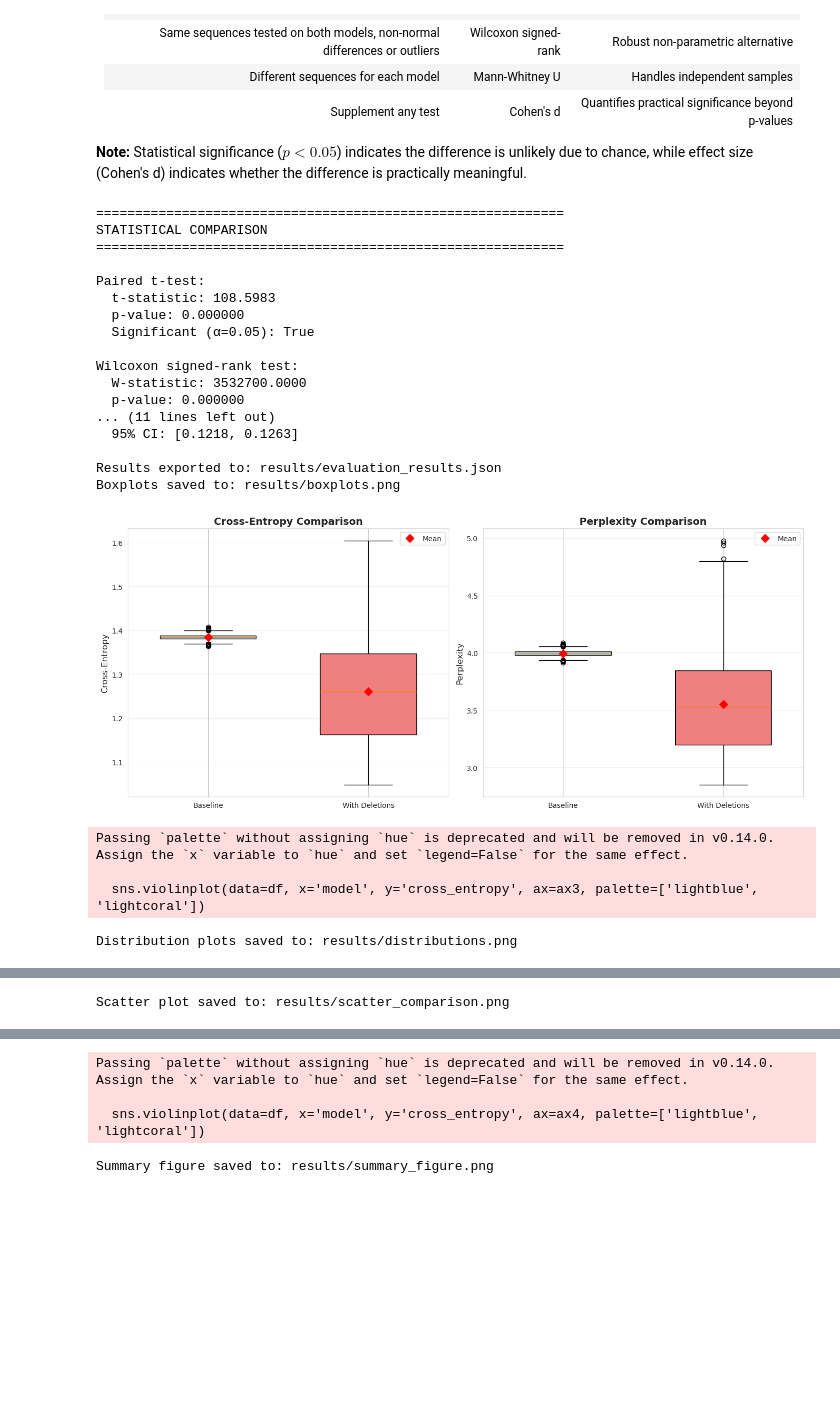
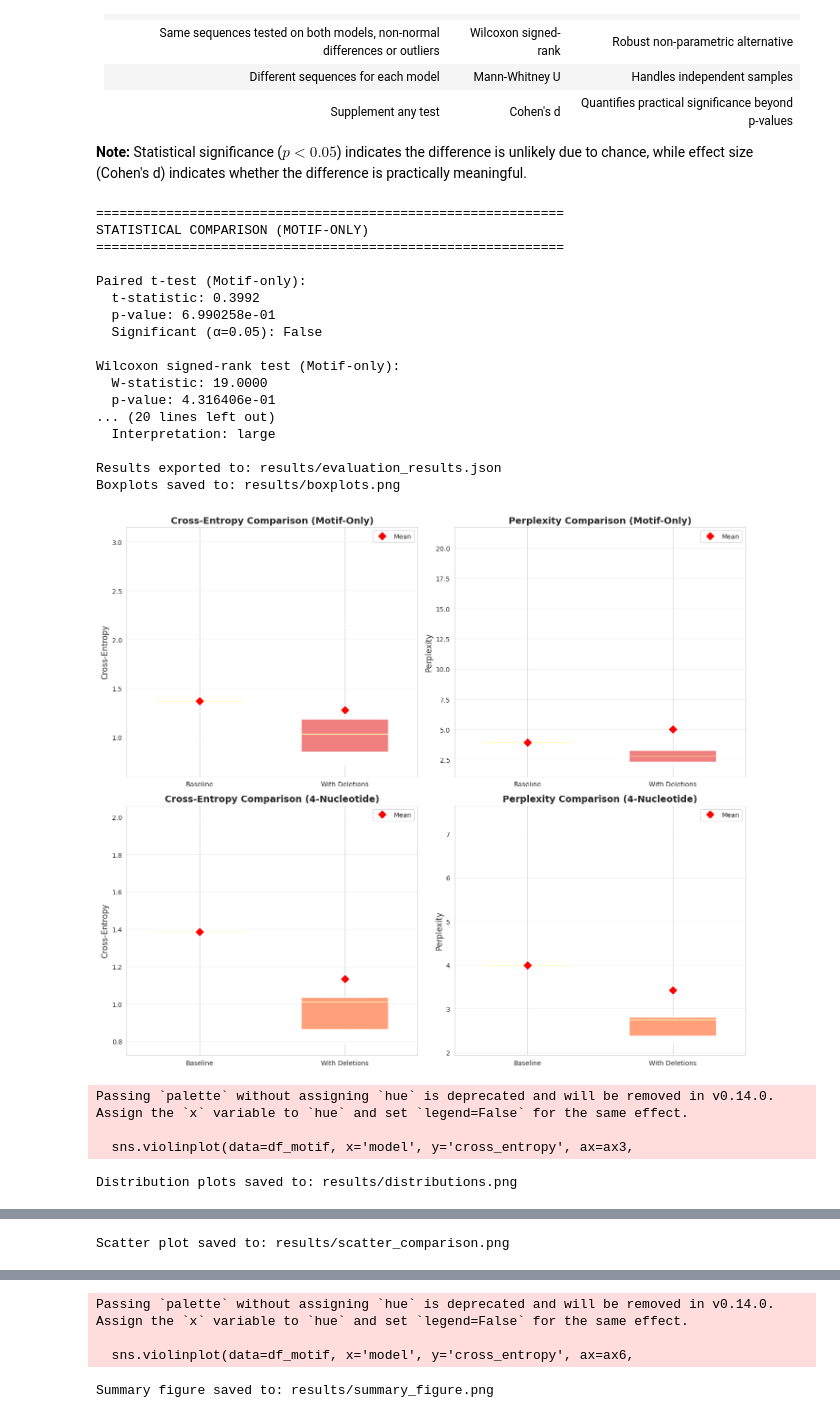
Before and after one commit to giokepa/Sysgen-GLM-for-Indels, a Jupyter notebook: evaluate_model.ipynb, the cells around one changed output, grey strips where cells are left out. Saved outputs shown, nothing was run; the diff lists cells and outputs as text; code cells hidden in the pictures; blank space fills up the shorter version.

Commit message:
Added better evaluation methods including statistically significance numbers

```diff
--- a/evaluate_model.ipynb
+++ b/evaluate_model.ipynb
@@ -283,45 +297,59 @@ $$
 # %%
 from fundemental_classes.visualization.eval_plotter import EvaluationVisualizer
 
 comparison_results = evaluator.compare_models()
 
 evaluator.export_results("results/evaluation_results.json")
 
 viz = EvaluationVisualizer(evaluator)
 
 viz.plot_boxplots(save_path="results/boxplots.png")
 viz.plot_distributions(save_path="results/distributions.png")
 viz.plot_scatter_comparison(save_path="results/scatter_comparison.png")
 
 viz.plot_summary_figure(comparison_results, save_path="results/summary_figure.png")
 
 df = evaluator.get_results_dataframe()
 print("\nResults DataFrame:")
-print(df.head())
+print(df.head(20))
 print(f"\nShape: {df.shape}")
+print(f"\nUnique comparison types: {df['comparison_type'].unique()}")
+print(f"Unique models: {df['model'].unique()}")
 
 df.to_csv("results/evaluation_results.csv", index=False)
-print("Results saved to CSV")
+print("\nResults saved to CSV")
+
+print("\n" + "="*60)
+print("SUMMARY STATISTICS")
+print("="*60)
+
+for comp_type in ['motif_only', '4nt']:
+    print(f"\n--- {comp_type.upper().replace('_', ' ')} ---")
+    for model in ['baseline', 'deletion']:
+        subset = df[(df['comparison_type'] == comp_type) & (df['model'] == model)]
+        mean_ce = subset['cross_entropy'].mean()
+        std_ce = subset['cross_entropy'].std()
+        print(f"{model.capitalize():12} CE: {mean_ce:.4f} ± {std_ce:.4f}")
 # %% [output]
 ============================================================
-STATISTICAL COMPARISON
+STATISTICAL COMPARISON (MOTIF-ONLY)
 ============================================================
 
-Paired t-test:
-  t-statistic: 108.5983
-  p-value: 0.000000
-  Significant (α=0.05): True
+Paired t-test (Motif-only):
+  t-statistic: 0.3992
+  p-value: 6.990258e-01
+  Significant (α=0.05): False
 
-Wilcoxon signed-rank test:
-  W-statistic: 3532700.0000
-  p-value: 0.000000
-... (11 lines left out)
-  95% CI: [0.1218, 0.1263]
+Wilcoxon signed-rank test (Motif-only):
+  W-statistic: 19.0000
+  p-value: 4.316406e-01
+... (20 lines left out)
+  Interpretation: large
 
 Results exported to: results/evaluation_results.json
 Boxplots saved to: results/boxplots.png
-[figure, old version]
+[figure, new version]
 Passing `palette` without assigning `hue` is deprecated and will be removed in v0.14.0. Assign the `x` variable to `hue` and set `legend=False` for the same effect.
 
-  sns.violinplot(data=df, x='model', y='cross_entropy', ax=ax3, palette=['lightblue', 'lightcoral'])
+  sns.violinplot(data=df_motif, x='model', y='cross_entropy', ax=ax3,
 Distribution plots saved to: results/distributions.png
@@ -331,4 +359,4 @@ Scatter plot saved to: results/scatter_comparison.png
 Passing `palette` without assigning `hue` is deprecated and will be removed in v0.14.0. Assign the `x` variable to `hue` and set `legend=False` for the same effect.
 
-  sns.violinplot(data=df, x='model', y='cross_entropy', ax=ax4, palette=['lightblue', 'lightcoral'])
+  sns.violinplot(data=df_motif, x='model', y='cross_entropy', ax=ax6,
 Summary figure saved to: results/summary_figure.png
```
Also changed, not shown: parts of 3 cells of this notebook, 1 other file.
